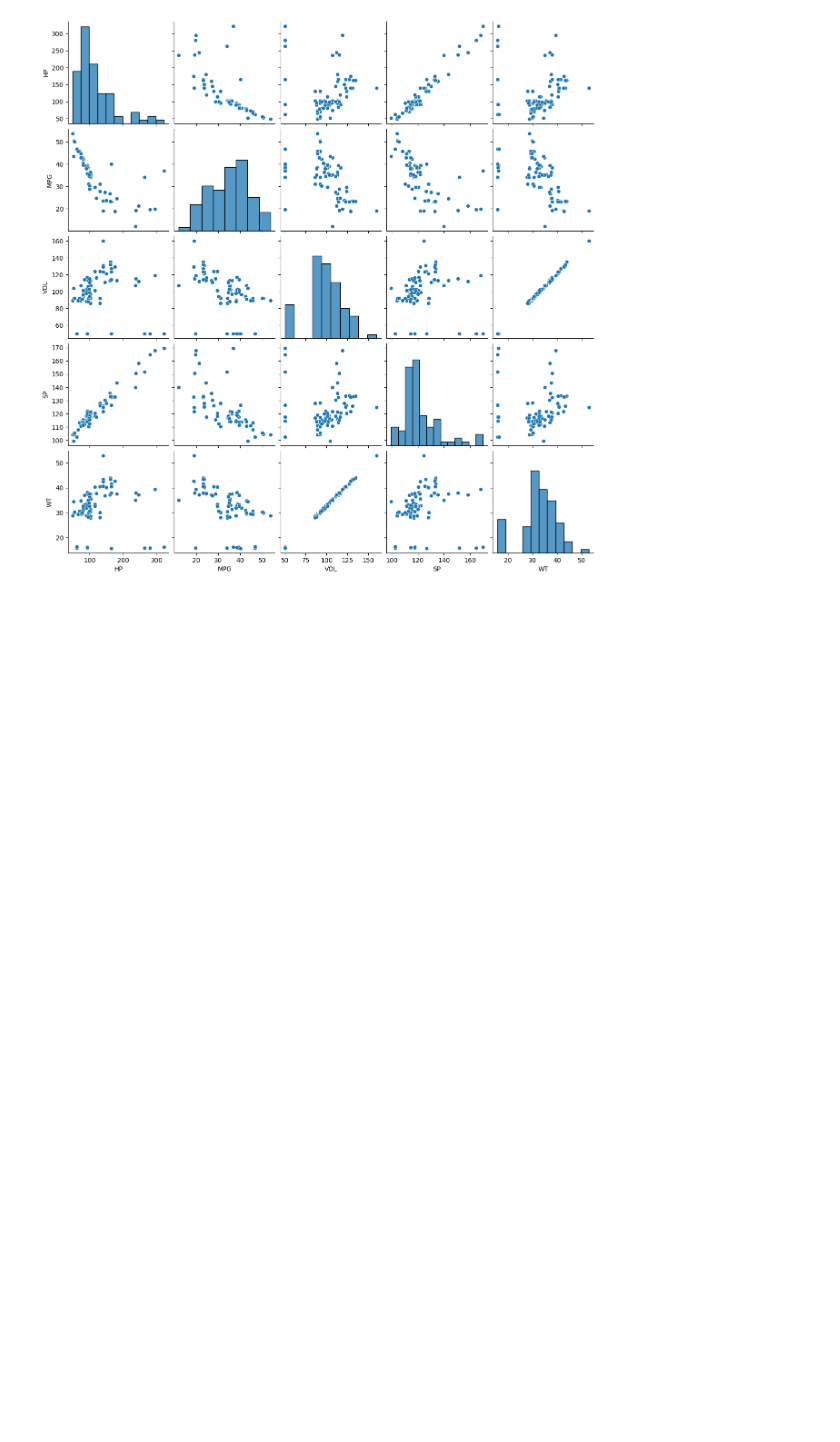
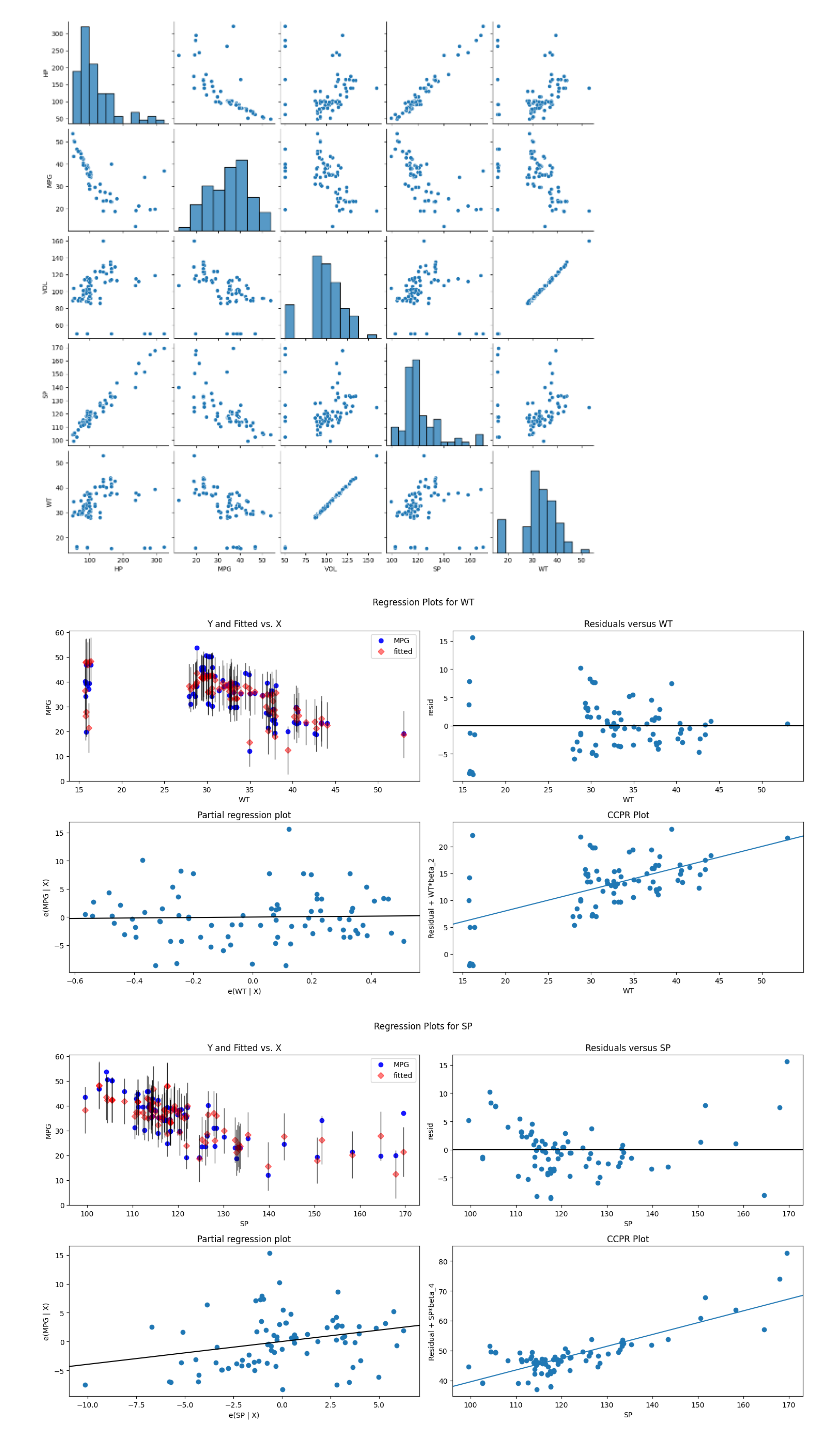
Before and after one commit to R0h1ta/ML-with-Flask, a Jupyter notebook: ad.ipynb, the cells around one changed output. Cells and saved outputs as stored; diff of their text form; code cells hidden in the pictures; blank space fills up the shorter version.

```diff
--- a/ad.ipynb
+++ b/ad.ipynb
@@ -609,18 +622,34 @@ plt.show()
 # %% [output]
 [figure]
 # %%
-fig =plt.figure(figsize=(15,8))
+import matplotlib.pyplot as plt
+import statsmodels.api as sm
+import statsmodels.formula.api as smf
+
+# Assuming 'cars' is your DataFrame containing the car data
+# Read the data if you haven't already
+cars = pd.read_csv("Cars.csv")  # Replace 'Cars.csv' with the actual file name if needed
+
+# Define and fit the OLS model
+# Adjust the formula if needed to include the correct predictor variables
+model = smf.ols('MPG ~ HP + WT + VOL + SP', data=cars).fit()
+
+# Now you can create the regression plots
+fig = plt.figure(figsize=(15, 8))
 fig = sm.graphics.plot_regress_exog(model, "WT", fig=fig)
 plt.show()
 
-fig =plt.figure(figsize=(15,8))
-fig = sm.graphics.plot_regress_exog(model, "sp", fig=fig)
+fig = plt.figure(figsize=(15, 8))
+fig = sm.graphics.plot_regress_exog(model, "SP", fig=fig) # Changed 'sp' to 'SP' to match column name
 plt.show()
 
-fig =plt.figure(figsize=(15,8))
+fig = plt.figure(figsize=(15, 8))
 fig = sm.graphics.plot_regress_exog(model, "VOL", fig=fig)
 plt.show()
 
-fig =plt.figure(figsize=(15,8))
+fig = plt.figure(figsize=(15, 8))
 fig = sm.graphics.plot_regress_exog(model, "HP", fig=fig)
 plt.show()
+# %% [output]
+[figure, added]
+[figure, added]
```
Also changed, not shown: parts of 16 cells of this notebook.
